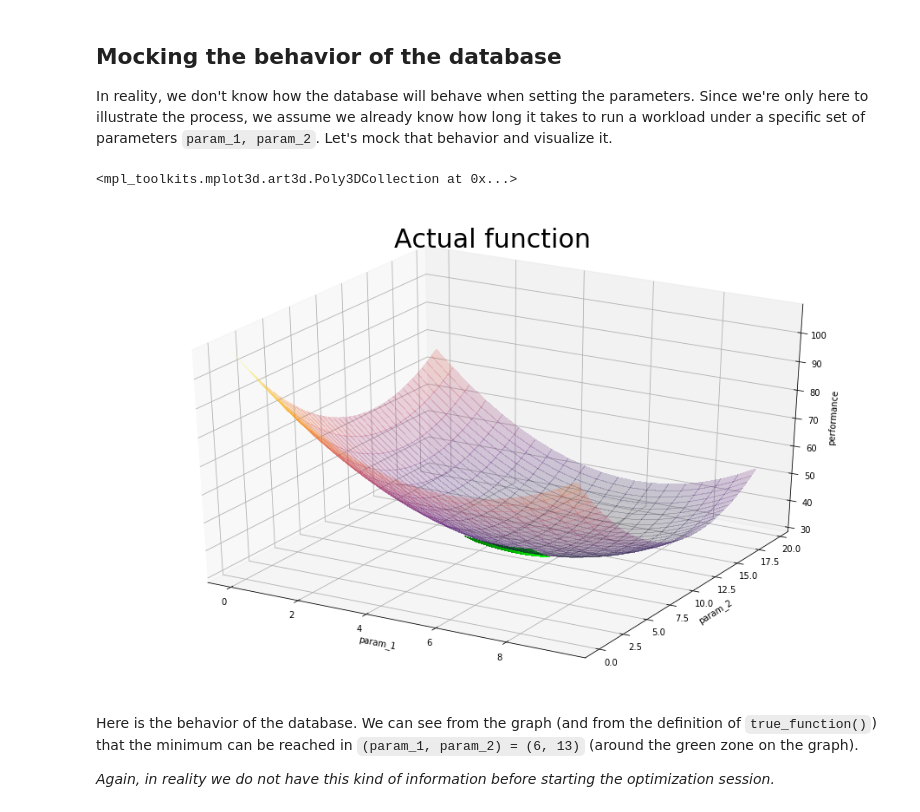
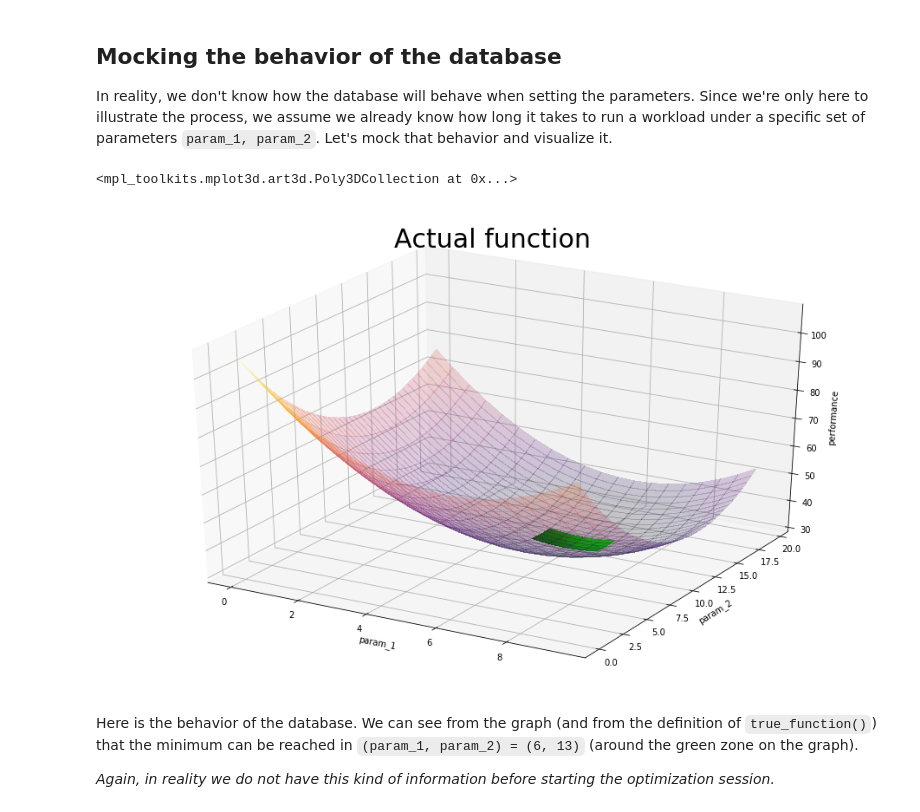
Before and after one commit to paulden/bayesian-optimization, a Jupyter notebook: bayesian_optimization.ipynb, the cells around one changed output. Cells and saved outputs as stored; diff of their text form; code cells hidden in the pictures.

```diff
--- a/bayesian_optimization.ipynb
+++ b/bayesian_optimization.ipynb
@@ -44,29 +44,29 @@ def true_function(x):
 # %%
 fig = plt.figure(figsize=(16, 10))
 ax = fig.add_subplot(111, projection='3d')
 ax.set_title('Actual function', fontdict={'size':30})
 
 # Defining surface of the actual function on given bounds
 z_graph = np.array([true_function([x, y]) for x, y in zip(np.ravel(X), np.ravel(Y))])
 Z = z_graph.reshape(X.shape)
 
 # Defining surface around the minimum for visualization purposes
 x_minimum_graph = np.arange(5, 7, 0.1)
 y_minimum_graph = np.arange(12, 14, 0.1)
 
-X_min, Y_min = np.meshgrid(x_minimum_graph, x_minimum_graph)
+X_min, Y_min = np.meshgrid(x_minimum_graph, y_minimum_graph)
 
-z_minimum_graph = np.array([true_function([x, y]) for x, y in zip(np.ravel(X_min), np.ravel(Y_min))]) - 1
+z_minimum_graph = np.array([true_function([x, y]) for x, y in zip(np.ravel(X_min), np.ravel(Y_min))])
 Z_min = z_minimum_graph.reshape(X_min.shape)
 
 ax.set_xlabel('param_1')
 ax.set_ylabel('param_2')
 ax.set_zlabel('performance')
 ax.plot_surface(X, Y, Z, cmap=cm.inferno, linewidth=0, antialiased=False, alpha=0.2)
 ax.plot_surface(X_min, Y_min, Z_min, color='#00FF00', linewidth=0, antialiased=False, alpha=1)
 # %% [output]
 <mpl_toolkits.mplot3d.art3d.Poly3DCollection at 0x...>
-[figure, old version]
+[figure, new version]
 # %% [markdown]
 Here is the behavior of the database. We can see from the graph (and from the definition of `true_function()`) that the minimum can be reached in `(param_1, param_2) = (6, 13)` (around the green zone on the graph).
 
```
